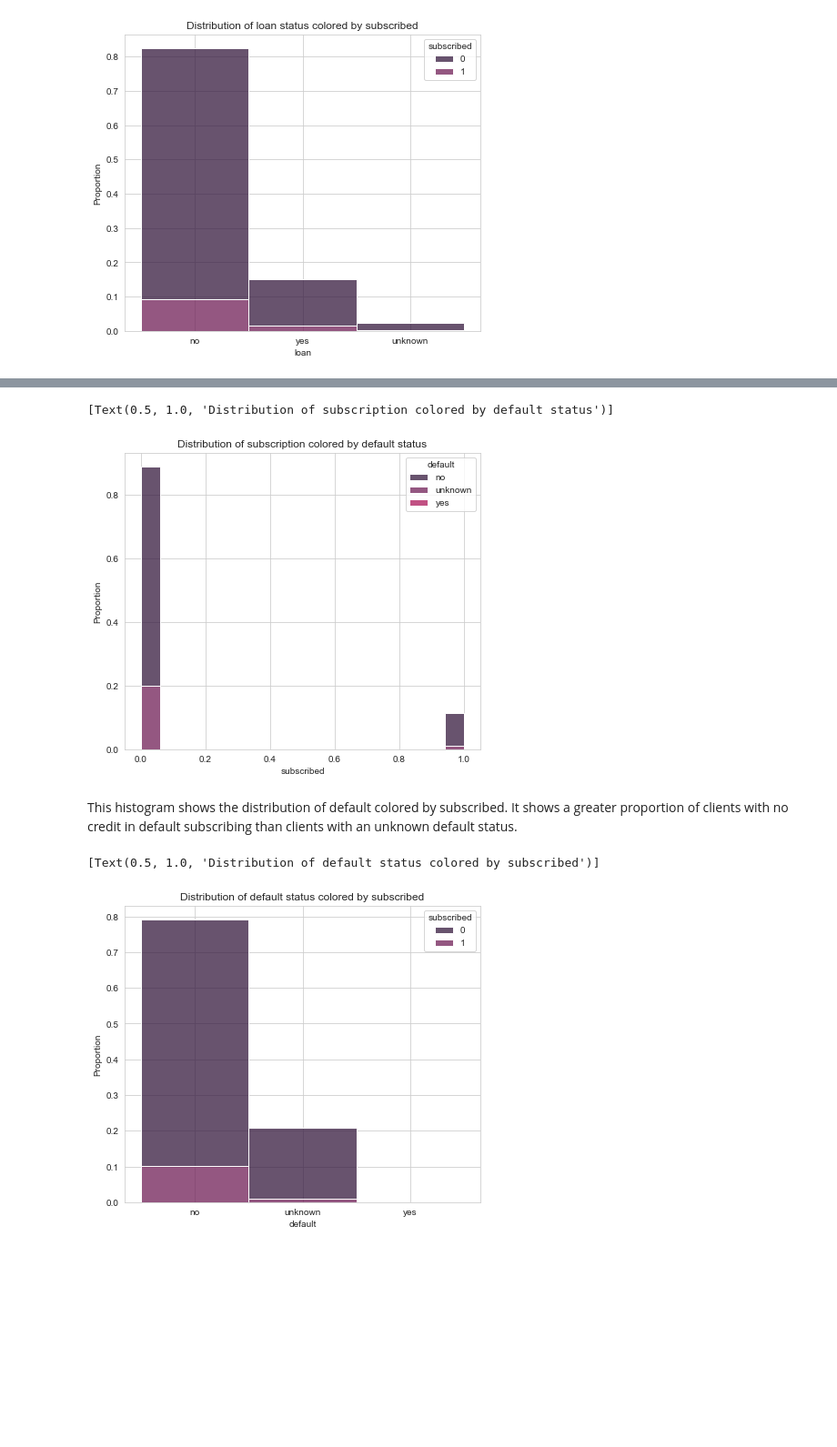
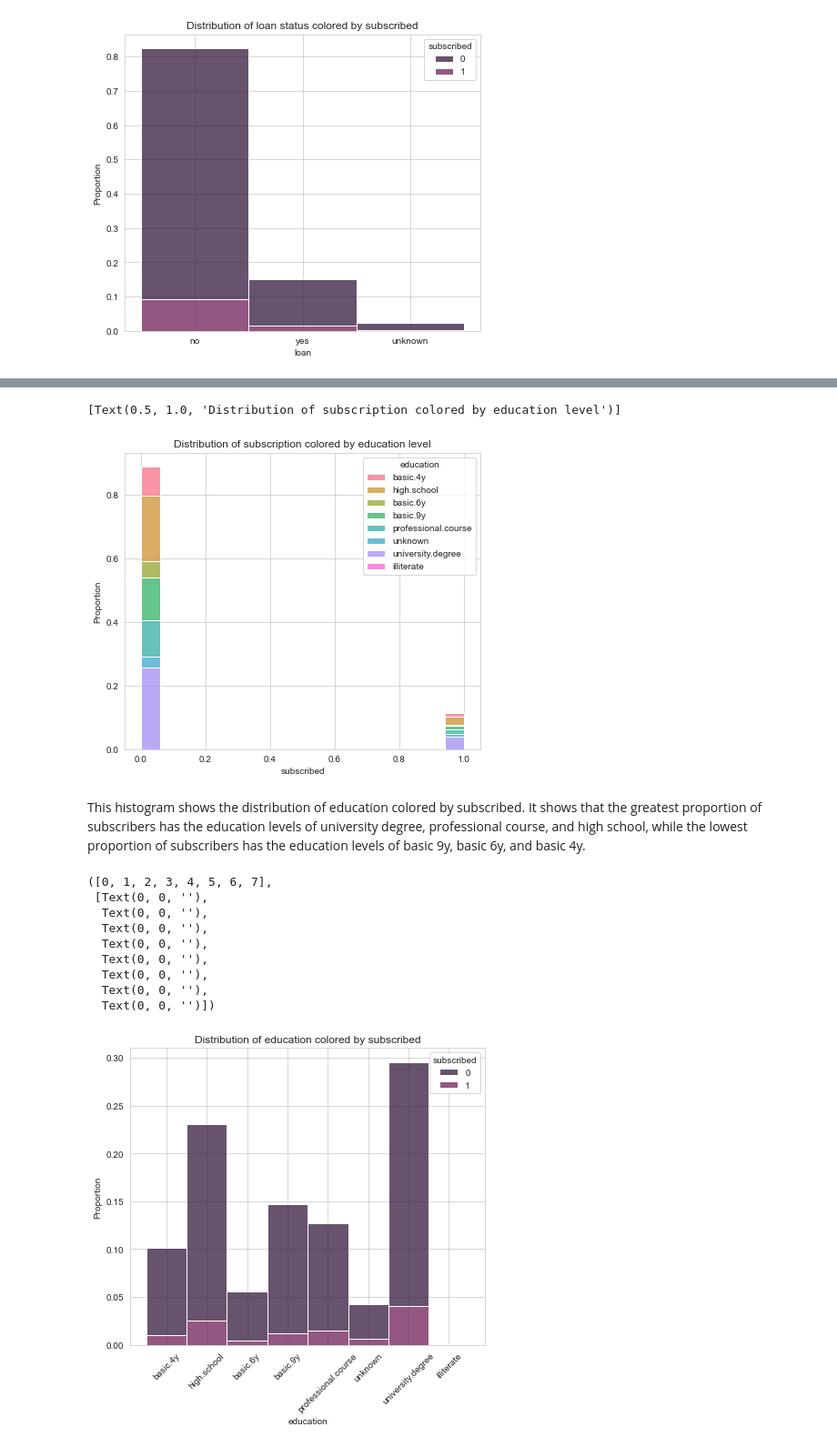
Before and after one commit to Lois-Wong/Marketing-Subscription-Classification, a Jupyter notebook: PAA_III_Evaluation.ipynb, the cells around one changed output, grey strips where cells are left out. Shown at 91% size. Cells and saved outputs as stored; diff of their text form; code cells hidden in the pictures; blank space fills up the shorter version.

Commit message:
replaced default feature with education level

```diff
--- a/PAA_III_Evaluation.ipynb
+++ b/PAA_III_Evaluation.ipynb
@@ -17,6 +17,6 @@ pd.set_option("display.max_columns", None)
 bank_df = pd.read_csv('/Users/lois/Downloads/ML ipynb/Module 17/data/bank-additional-full.csv', sep = ';')
 # %%
 #subsetting df
-df = bank_df[["pdays", "default", "marital", "loan", "nr.employed", "y"]]
+df = bank_df[["pdays", "education", "marital", "loan", "nr.employed", "y"]]
 df.head()
 # %% [output]
@@ -151,20 +151,30 @@ The first histogram displays the distribution of subscriptions (0 = not subscrib
 # %%
-#histogram of subscribed colored by default
+#histogram of subscribed colored by education
 plt.figure(figsize = (7, 6))
 
-sns.histplot(data = df, x = "subscribed", hue = "default",
-             multiple = "stack", stat = "proportion").set(title = "Distribution of subscription colored by default status")
+sns.histplot(data = df, x = "subscribed", hue = "education",
+             multiple = "stack", stat = "proportion").set(title = "Distribution of subscription colored by education level")
 # %% [output]
-[Text(0.5, 1.0, 'Distribution of subscription colored by default status')]
+[Text(0.5, 1.0, 'Distribution of subscription colored by education level')]
-[figure, old version]
+[figure, new version]
-# %% [markdown]
-This histogram shows the distribution of default colored by subscribed. It shows a greater proportion of clients with no credit in default subscribing than clients with an unknown default status.
+# %% [markdown]
+This histogram shows the distribution of education colored by subscribed. It shows that the greatest proportion of subscribers has the education levels of university degree, professional course, and high school, while the lowest proportion of subscribers has the education levels of basic 9y, basic 6y, and basic 4y.
 # %%
-#histogram of subscribed colored by default
+#histogram of education colored by subscribed
 plt.figure(figsize = (7, 6))
 
-sns.histplot(data = df, x = "default", hue = "subscribed",
-             multiple = "stack", stat = "proportion").set(title = "Distribution of default status colored by subscribed")
+sns.histplot(data = df, x = "education", hue = "subscribed",
+             multiple = "stack", stat = "proportion").set(title = "Distribution of education colored by subscribed")
+
+plt.xticks(rotation = 45)
 # %% [output]
-[Text(0.5, 1.0, 'Distribution of default status colored by subscribed')]
+([0, 1, 2, 3, 4, 5, 6, 7],
+ [Text(0, 0, ''),
+  Text(0, 0, ''),
+  Text(0, 0, ''),
+  Text(0, 0, ''),
+  Text(0, 0, ''),
+  Text(0, 0, ''),
+  Text(0, 0, ''),
+  Text(0, 0, '')])
-[figure, old version]
+[figure, new version]
```
Also changed, not shown: parts of 7 cells of this notebook.
